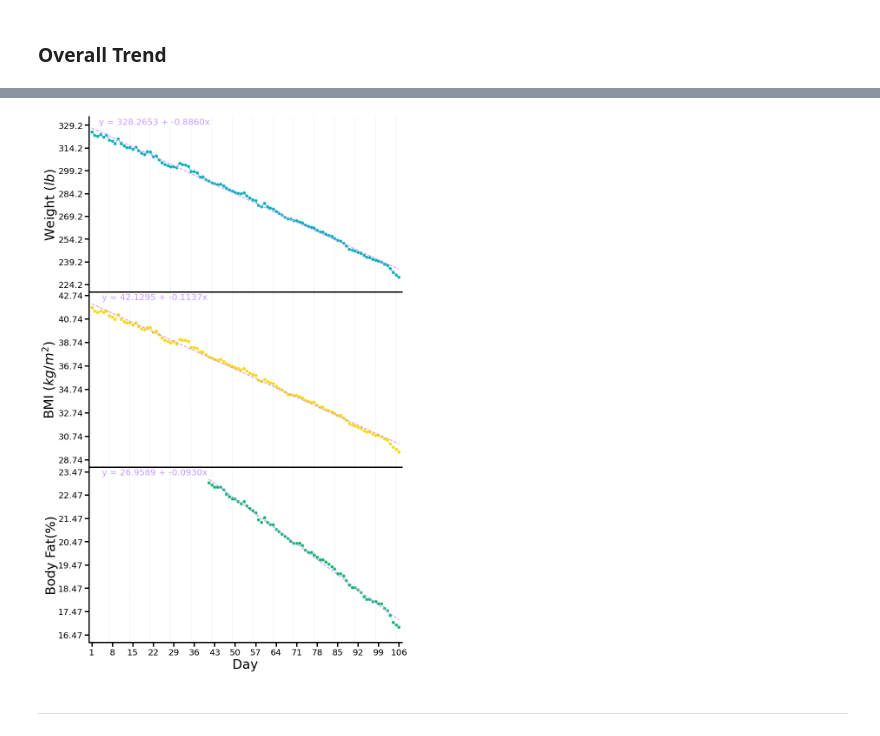
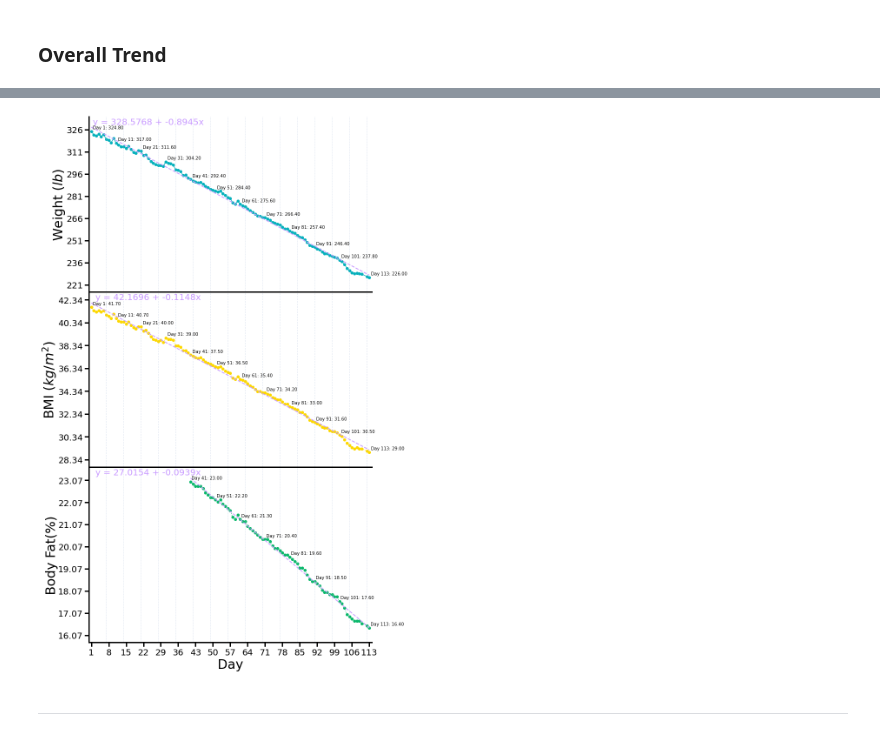
Before and after one commit to aodongliu/WeightLossProgress2022, a Jupyter notebook: DataProcessAndPlot.ipynb, the cells around one changed output, grey strips where cells are left out. Drawn from its saved outputs; the diff is of its cells as text; code cells hidden in the pictures.

Commit message:
Last update of October. Updated data points labeling function

```diff
--- a/DataProcessAndPlot.ipynb
+++ b/DataProcessAndPlot.ipynb
@@ -28,12 +29,20 @@ def getBestLineFit(xx, yy, axess, displayEqn):
         axess.text(0.21, 0.97, 'y = ' + '{:.4f}'.format(b) + ' + {:.4f}'.format(a) + 'x', color=c,
                    size=20, horizontalalignment='center', verticalalignment='center', transform=axess.transAxes)
 # %%
-def labelPoints(inteval, x, y, axess):
+def labelPoints(interval, x, y, axess):
     a = x.max() - x.min()
     b = y.max() - y.min()
-    for i in reversed(range(a+1)):
-        if(i % inteval == 0):
-            axess.text(x[i]+0.006*a,y[i]+0.036*b,'Day ' + str(x[i]) + ': ' + '{:.2f}'.format(y[i]))
+
+    # distance between last interval multiple and last data point
+    distToLastPoint = 3
+
+    # plot points for interval multiples
+    for i in range(a - distToLastPoint +1):
+        if(i % interval == 0):
+            axess.text(x[i]+0.006*a,y[i]+0.016*b,'Day ' + str(x[i]) + ': ' + '{:.2f}'.format(y[i]))
+
+    # label last data point
+    axess.text(x[-1]+0.006*a,y[-1]+0.016*b,'Day ' + str(x[-1]) + ': ' + '{:.2f}'.format(y[-1]))
 # %%
 def plotSegment(start, end, axess,c,showDataPoints=True, joinLine = False):
     x = df['Day'][start:end]
@@ -73,0 +79,3 @@ df[ (df['Remarks'] == 'REST') | (df['Remarks'] == 'COVID') ]
+# %%
+df = pd.read_csv ('/Users/aodongliu/Random/weightloss/data/renpho_data_10312022.csv')
+df = df[::-1]
@@ -74,8 +91,7 @@ df[ (df['Remarks'] == 'REST') | (df['Remarks'] == 'COVID') ]
 # %%
-df = pd.read_csv ('/Users/aodongliu/Random/weightloss/data/renpho_data_10242022.csv')
-df = df[::-1]
 restDayCount = len( df[ (df['Remarks'] == 'REST') | (df['Remarks'] == 'COVID') ] )
 # Remove data during COVID recovery
-df = df[df['Remarks'] != 'COVID']
-len(df)
+df = df[ (df['Remarks'] != 'REST') & (df['Remarks'] != 'COVID') ]
+pd.set_option('display.max_rows', None)
+df
 # %% [output]
@@ -95,4 +127,4 @@ bodyFact_interval = 1
 displayEqn = True
 
 # Whether to label datapoints every user-defined interval
-labelProgress = False
+labelProgress = True
@@ -135,7 +137,7 @@ ax[0].set_ylim(df['Weight(lb)'].min()-0.66*weight_interval,df['Weight(lb)'].max(
 ax[0].set_yticks(np.arange(df['Weight(lb)'].min()-0.33*weight_interval,df['Weight(lb)'].max()+0.66*weight_interval,weight_interval))
 ax[0].set_ylabel('Weight ($lb$)',fontsize=30,labelpad = 0.4)
 getBestLineFit(df['Day'], df['Weight(lb)'], ax[0], displayEqn)
-if (labelProgress): labelPoints(7, df['Day'],df['Weight(lb)'], ax[0])
+if (labelProgress): labelPoints(10, np.array(list(df['Day'])),np.array(list(df['Weight(lb)'])), ax[0])
 
 
 ax[1].plot(df['Day'], df['BMI'], marker='o', linestyle = ':', color ='#fdd800')
@@ -143,7 +145,7 @@ ax[1].set_ylim(df['BMI'].min()-0.66*BMI_interval,df['BMI'].max()+0.66*BMI_interv
 ax[1].set_yticks(np.arange(df['BMI'].min()-0.33*BMI_interval,df['BMI'].max()+0.66*BMI_interval,BMI_interval))
 ax[1].set_ylabel('BMI ($kg/m^2$)',fontsize=30,labelpad = 0.4)
 getBestLineFit(df['Day'], df['BMI'], ax[1], displayEqn)
-if (labelProgress): labelPoints(7, df['Day'],df['BMI'], ax[1])
+if (labelProgress): labelPoints(10, np.array(list(df['Day'])),np.array(list(df['BMI'])), ax[1])
 
 
 ax[2].plot(daysAfter40, bodyFatData, marker='o', linestyle = ':', color ='#0ab86b')
@@ -151,37 +153,37 @@ ax[2].set_ylim(bodyFatData.min()-0.66*bodyFact_interval, bodyFatData.max()+0.66*
 ax[2].set_yticks(np.arange(bodyFatData.min()-0.33*bodyFact_interval,bodyFatData.max()+0.66*bodyFact_interval,bodyFact_interval))
 ax[2].set_ylabel('Body Fat(%)',fontsize=30,labelpad = 0.4)
 getBestLineFit(daysAfter40, bodyFatData, ax[2], displayEqn)
-if (labelProgress): labelPoints(7, daysAfter40, np.flip(bodyFatData), ax[2])
+if (labelProgress): labelPoints(10, np.array(list(daysAfter40)), np.array(list(bodyFatData)), ax[2])
 
 
 ax[2].tick_params(axis='x', labelsize=20)
 ax[2].set_xlim(0,df['Day'].max()+1)
 ax[2].set_xticks(np.arange(1, df['Day'].max()+1,7))
 
 
 ax[0].spines['top'].set_visible(False)
 ax[1].spines["top"].set_linewidth(3)
 ax[2].spines["top"].set_linewidth(3)
 
 for i in range(3):
     ax[i].spines["left"].set_linewidth(3)
     ax[i].spines['right'].set_visible(False)
     ax[i].spines["bottom"].set_linewidth(3)
 
     ax[i].tick_params(axis='y', labelsize=20)
 
     ax[i].tick_params(direction='out', axis ='y', which ='both', length=10, width=3)
     ax[i].tick_params(direction='out', axis ='x', which ='both', length=10, width=3)
 
     # Add vertical lines in between each week to help visualize progress
     for j in np.arange(0, df['Day'].max()+1,7):
         ax[i].axvline(x=j,linewidth=0.4, color='#a7b9d7', linestyle=(0, (10, 5)))
 
 plt.xlabel("Day",fontsize=30)
-plt.savefig('/Users/aodongliu/Random/weightloss/plots/10242022.pdf',dpi=3600,bbox_inches="tight")
+plt.savefig('/Users/aodongliu/Random/weightloss/plots/10312022.pdf',dpi=3600,bbox_inches="tight")
 plt.show()
 # %% [output]
-[figure, old version]
+[figure, new version]
 # %% [markdown]
 ***
 # %% [markdown]
```
Also changed, not shown: parts of 11 cells of this notebook, 6 other files.
